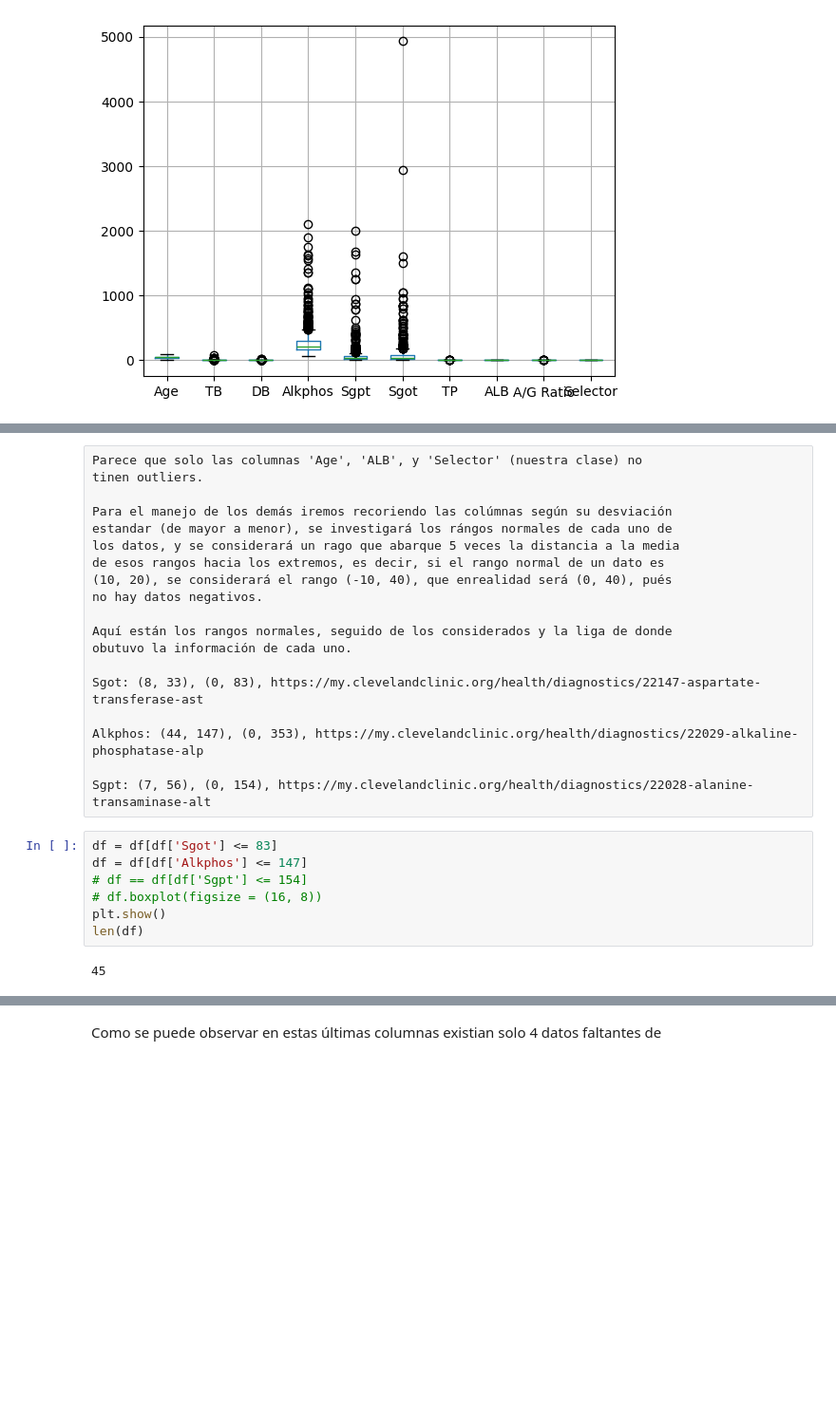
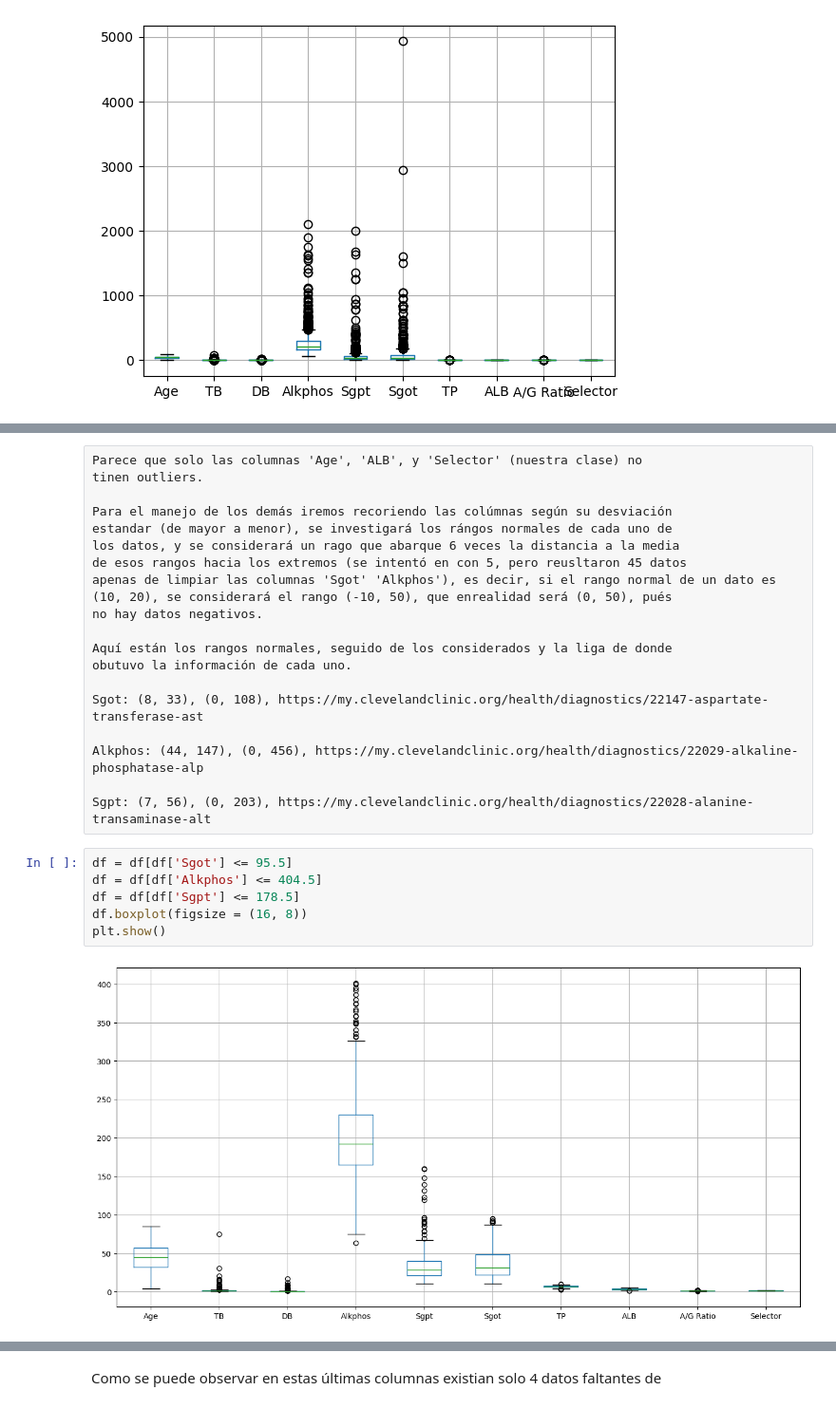
Before and after one commit to dui-luis-alberto-37/error_sesgo_varianza, a Jupyter notebook: T4_error_sesgo_variaza.ipynb, the cells around one changed output, grey strips where cells are left out. Shown at 95% size. Saved outputs shown, nothing was run; the diff lists cells and outputs as text; blank space fills up the shorter version.

```diff
--- a/T4_error_sesgo_variaza.ipynb
+++ b/T4_error_sesgo_variaza.ipynb
@@ -99,25 +99,25 @@ tinen outliers.
 
 Para el manejo de los demás iremos recoriendo las colúmnas según su desviación
 estandar (de mayor a menor), se investigará los rángos normales de cada uno de
-los datos, y se considerará un rago que abarque 5 veces la distancia a la media
-de esos rangos hacia los extremos, es decir, si el rango normal de un dato es
-(10, 20), se considerará el rango (-10, 40), que enrealidad será (0, 40), pués
+los datos, y se considerará un rago que abarque 6 veces la distancia a la media
+de esos rangos hacia los extremos (se intentó en con 5, pero reusltaron 45 datos
+apenas de limpiar las columnas 'Sgot' 'Alkphos'), es decir, si el rango normal de un dato es
+(10, 20), se considerará el rango (-10, 50), que enrealidad será (0, 50), pués
 no hay datos negativos.
 
 Aquí están los rangos normales, seguido de los considerados y la liga de donde
 obutuvo la información de cada uno.
 
-Sgot: (8, 33), (0, 83), https://my.clevelandclinic.org/health/diagnostics/22147-aspartate-transferase-ast
+Sgot: (8, 33), (0, 108), https://my.clevelandclinic.org/health/diagnostics/22147-aspartate-transferase-ast
 
-Alkphos: (44, 147), (0, 353), https://my.clevelandclinic.org/health/diagnostics/22029-alkaline-phosphatase-alp
+Alkphos: (44, 147), (0, 456), https://my.clevelandclinic.org/health/diagnostics/22029-alkaline-phosphatase-alp
 
-Sgpt: (7, 56), (0, 154), https://my.clevelandclinic.org/health/diagnostics/22028-alanine-transaminase-alt
+Sgpt: (7, 56), (0, 203), https://my.clevelandclinic.org/health/diagnostics/22028-alanine-transaminase-alt
 # %%
-df = df[df['Sgot'] <= 83]
-df = df[df['Alkphos'] <= 147]
-# df == df[df['Sgpt'] <= 154]
-# df.boxplot(figsize = (16, 8))
+df = df[df['Sgot'] <= 95.5]
+df = df[df['Alkphos'] <= 404.5]
+df = df[df['Sgpt'] <= 178.5]
+df.boxplot(figsize = (16, 8))
 plt.show()
-len(df)
 # %% [output]
-45
+[figure, added]
```
Also changed, not shown: parts of 17 cells of this notebook.
